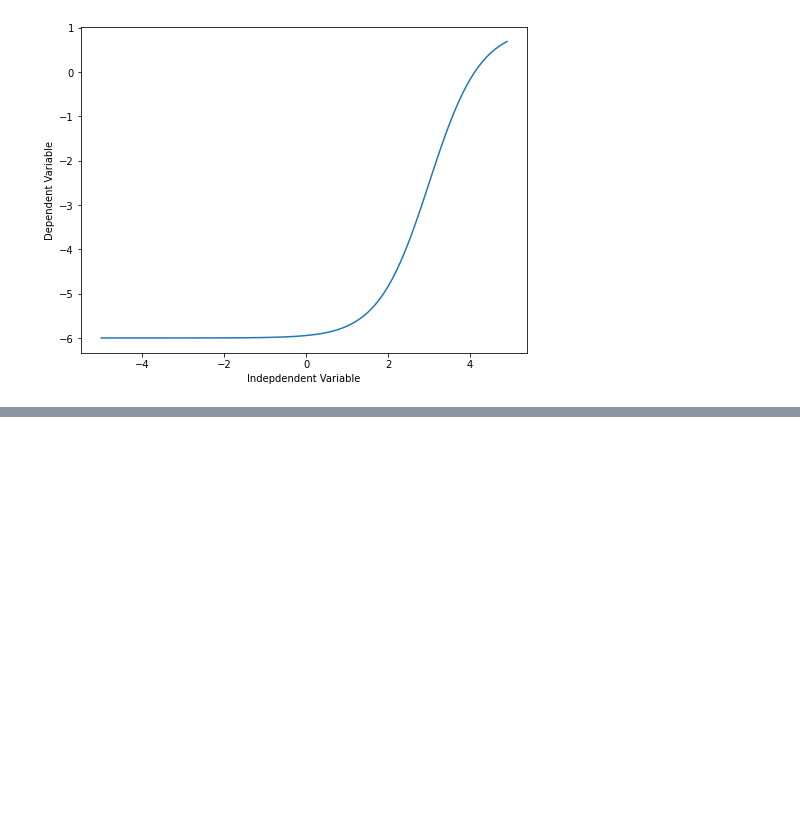
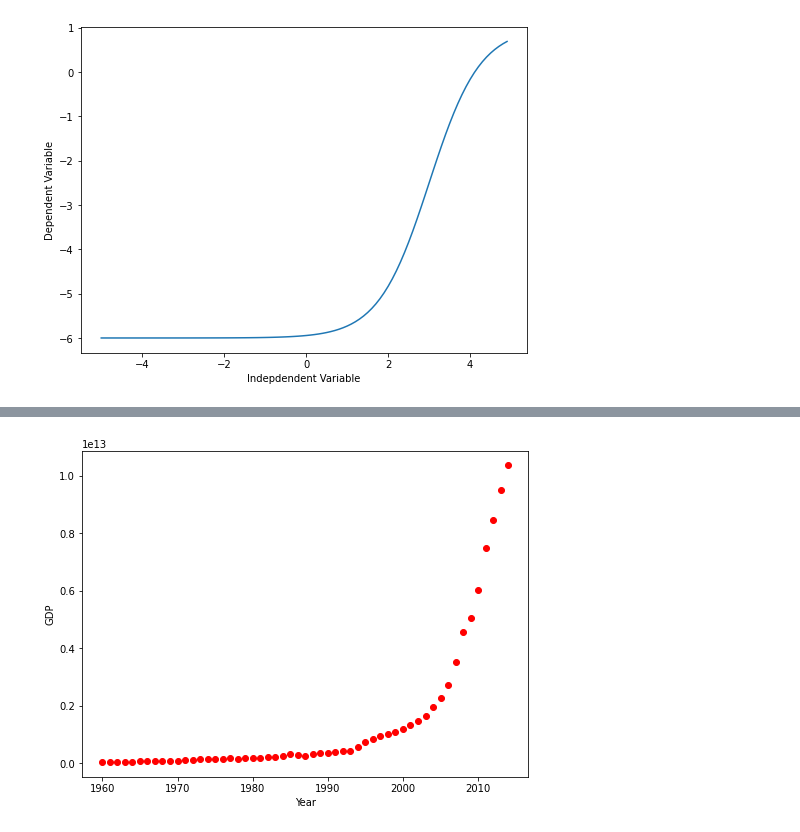
Before and after one commit to GBDO/data-analysis, a Jupyter notebook: Study_on_non_linear_Regression.ipynb, the cells around one changed output, grey strips where cells are left out. Cells and saved outputs as stored; diff of their text form; code cells hidden in the pictures; blank space fills up the shorter version.

```diff
--- a/Study_on_non_linear_Regression.ipynb
+++ b/Study_on_non_linear_Regression.ipynb
@@ -107,0 +110,6 @@ plt.show()
+# %%
+import pandas as pd
+path='./china_gdp.csv'
+# 출처 : https://www.kaggle.com/code/ibrahimbahbah/non-linear-regression-tutorial/data
+df = pd.read_csv(path)
+df.head(10) # ‘Year’, ‘Value’가 열 이름이고 연도, 수 데이터를 가짐
@@ -107,0 +156,9 @@ plt.show()
+# %%
+plt.figure(figsize=(8,6))
+x_data, y_data = (df["Year"].values, df["Value"].values) # x_data, y_data에 ‘Year’ 값과 ‘Value’ 값을 각각 할당
+plt.plot(x_data, y_data, 'ro')
+plt.ylabel('GDP')
+plt.xlabel('Year')
+plt.show() # 데이터의 그래프가 지수함수의 그래프와 유사함
+# %% [output]
+[figure, added]
```
Also changed, not shown: parts of 5 cells of this notebook.
